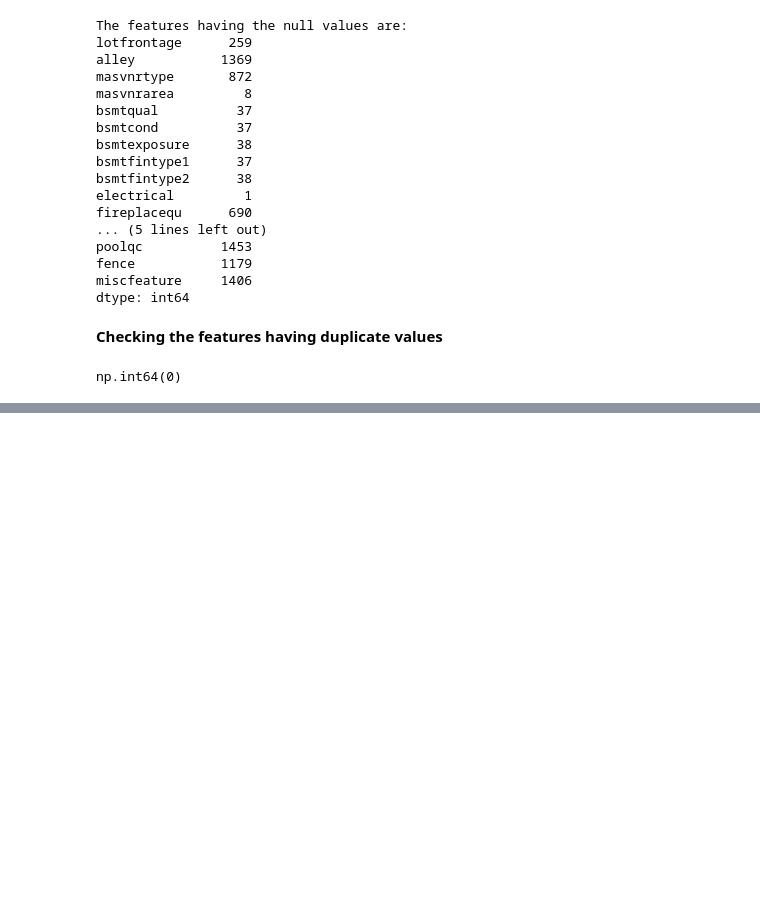
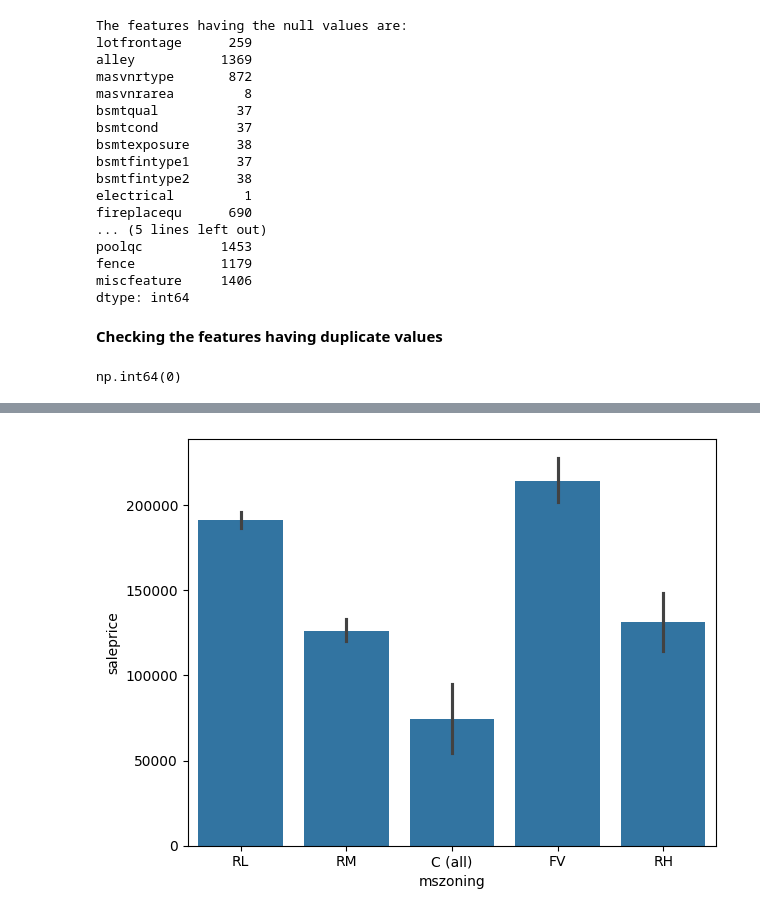
Before and after one commit to AsokTamang/houseprice_predictor, a Jupyter notebook: notebook/EDA.ipynb, the cells around one changed output, grey strips where cells are left out. Drawn from its saved outputs; the diff is of its cells as text; code cells hidden in the pictures; blank space fills up the shorter version.

```diff
--- a/notebook/EDA.ipynb
+++ b/notebook/EDA.ipynb
@@ -111,0 +122,3 @@ np.int64(0)
+# %%
+df['mssubclass'] = df['mssubclass'].astype(str)
+df['mssubclass']
@@ -111,0 +148,6 @@ np.int64(0)
+# %%
+sns.barplot(x='mszoning',y='saleprice',data=df)
+plt.tight_layout()
+plt.show()
+# %% [output]
+[figure, added]
```
Also changed, not shown: parts of 6 cells of this notebook.
